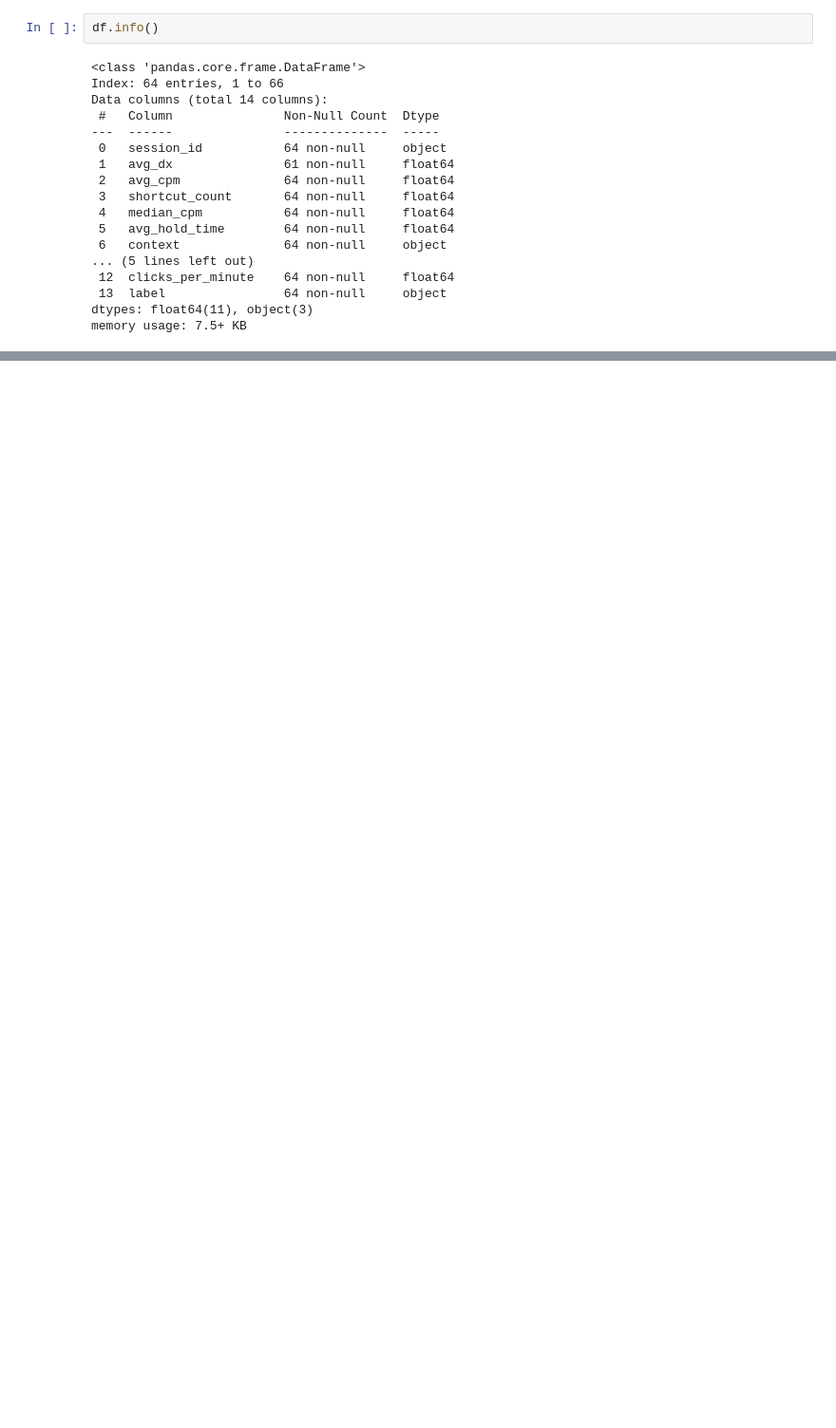
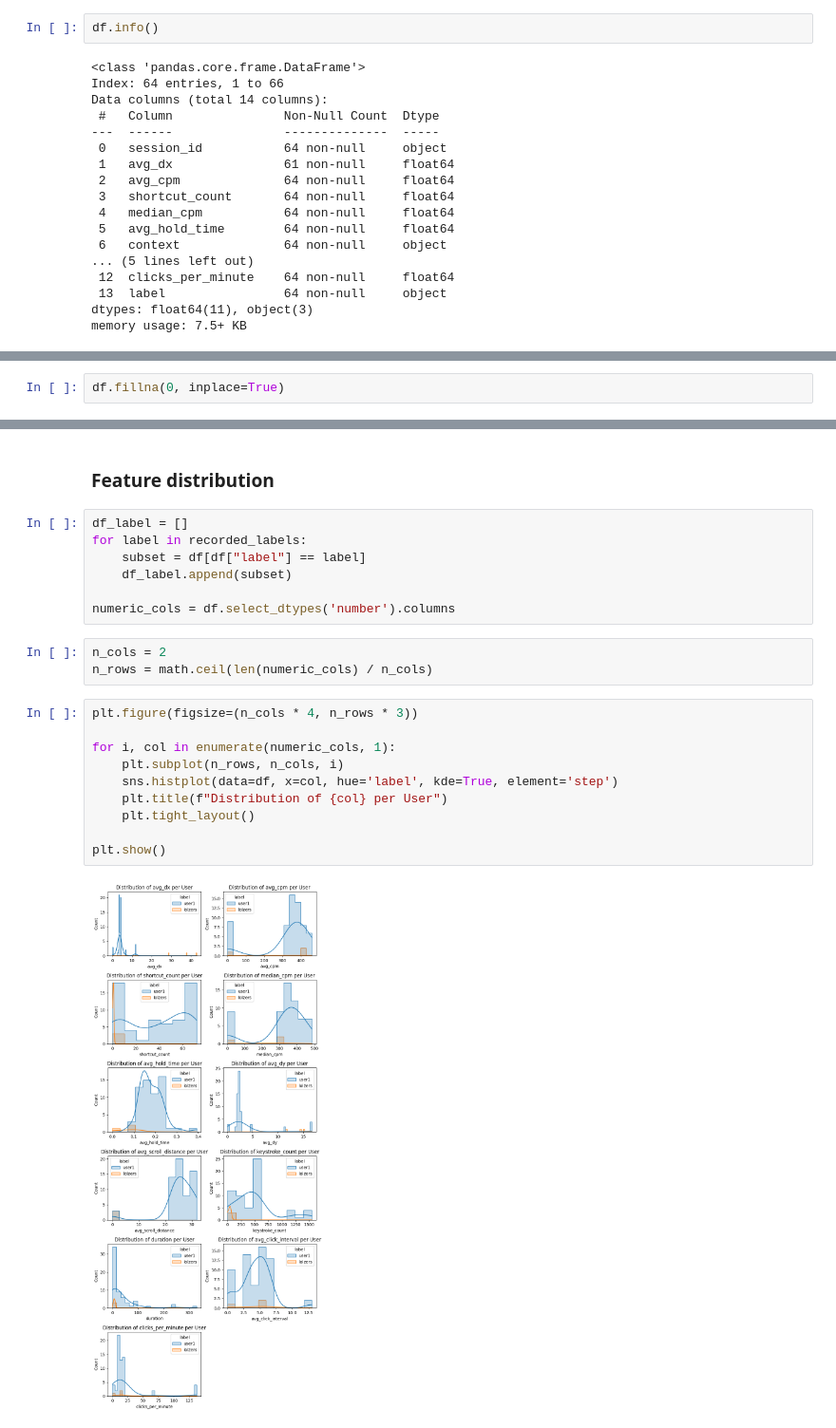
Before and after one commit to anasdev1204/behavior-based-user-management, a Jupyter notebook: src/model/eda.ipynb, the cells around one changed output, grey strips where cells are left out. Shown at 95% size. Saved outputs shown, nothing was run; the diff lists cells and outputs as text; blank space fills up the shorter version.

Commit message:
feat: add null handling and some initial visualization for user-to-user differentiation

```diff
--- a/src/model/eda.ipynb
+++ b/src/model/eda.ipynb
@@ -76,0 +99,2 @@ memory usage: 7.5+ KB
+# %%
+df.fillna(0, inplace=True)
@@ -76,0 +119,24 @@ memory usage: 7.5+ KB
+# %% [markdown]
+### Feature distribution
+# %%
+df_label = []
+for label in recorded_labels:
+    subset = df[df["label"] == label]
+    df_label.append(subset)
+
+numeric_cols = df.select_dtypes('number').columns
+# %%
+n_cols = 2
+n_rows = math.ceil(len(numeric_cols) / n_cols)
+# %%
+plt.figure(figsize=(n_cols * 4, n_rows * 3))
+
+for i, col in enumerate(numeric_cols, 1):
+    plt.subplot(n_rows, n_cols, i)
+    sns.histplot(data=df, x=col, hue='label', kde=True, element='step')
+    plt.title(f"Distribution of {col} per User")
+    plt.tight_layout()
+
+plt.show()
+# %% [output]
+[figure, added]
```
Also changed, not shown: parts of 5 cells of this notebook.
